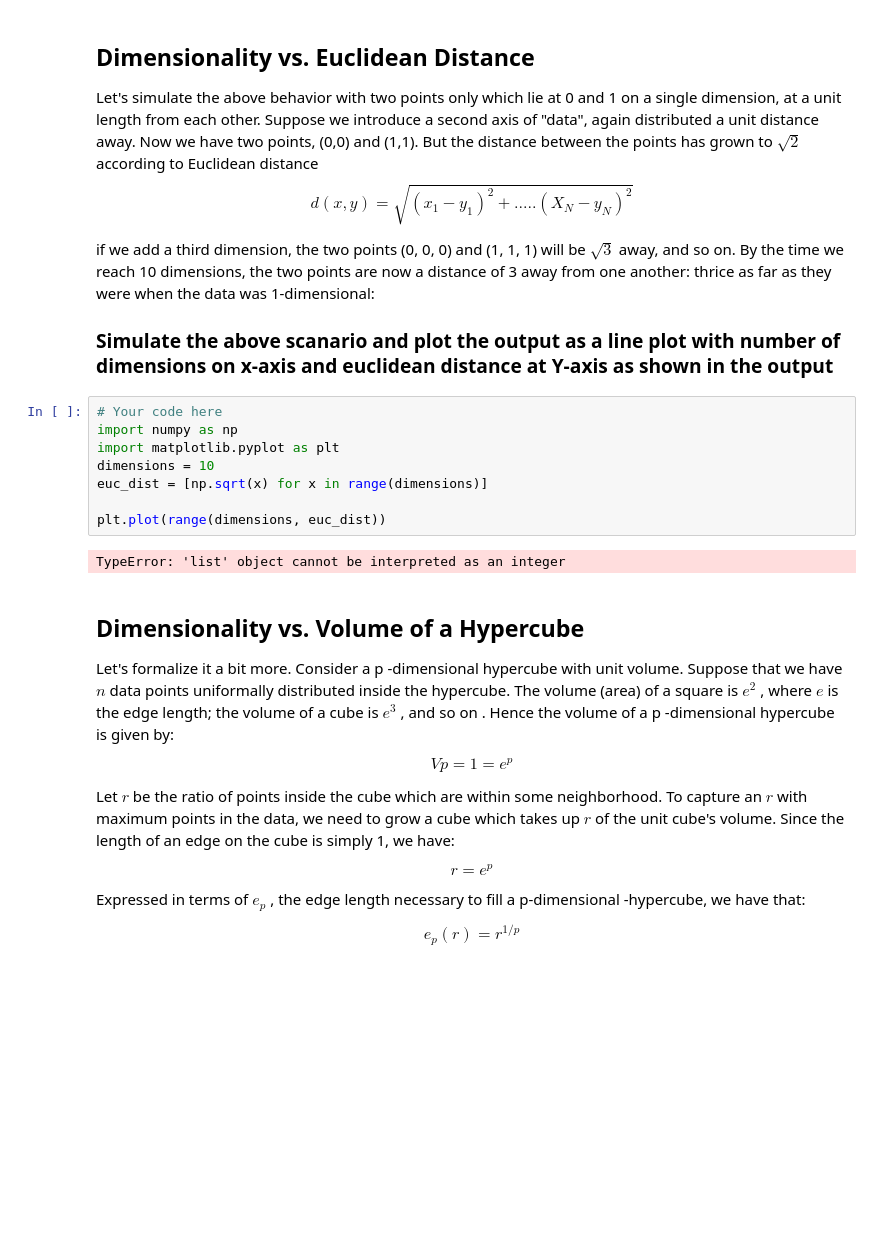
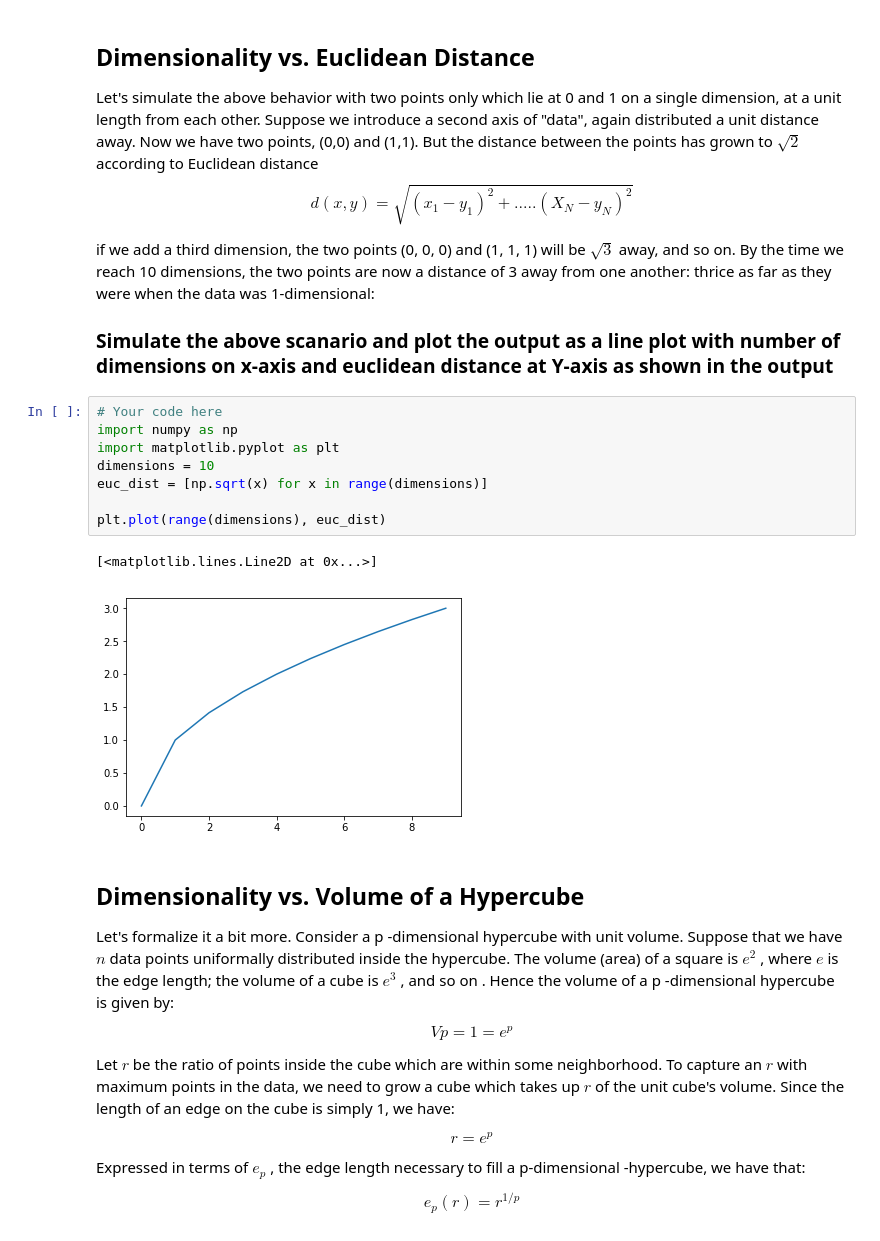
Before and after one commit to worldyne/dsc-3-34-03-curse-of-dimensionality-simulation-lab-seattle-ds-career-040119, a Jupyter notebook: index.ipynb, the cells around one changed output. Cells and saved outputs as stored; diff of their text form; blank space fills up the shorter version.

```diff
--- a/index.ipynb
+++ b/index.ipynb
@@ -42,13 +42,14 @@ if we add a third dimension, the two points (0, 0, 0) and (1, 1, 1) will be $\sq
 # %%
 # Your code here
 import numpy as np
 import matplotlib.pyplot as plt
 dimensions = 10
 euc_dist = [np.sqrt(x) for x in range(dimensions)]
 
-plt.plot(range(dimensions, euc_dist))
+plt.plot(range(dimensions), euc_dist)
 # %% [output]
-TypeError: 'list' object cannot be interpreted as an integer
+[<matplotlib.lines.Line2D at 0x...>]
+[figure, added]
 # %% [markdown]
 ## Dimensionality vs. Volume of a Hypercube
 Let's formalize it a bit more. Consider a  p -dimensional hypercube with unit volume. Suppose that we have $n$  data points uniformally distributed inside the hypercube. The volume (area) of a square is  $e^2$ , where  $e$  is the edge length; the volume of a cube is  $e^3$ , and so on . Hence the volume of a  p -dimensional hypercube is given by:
```
